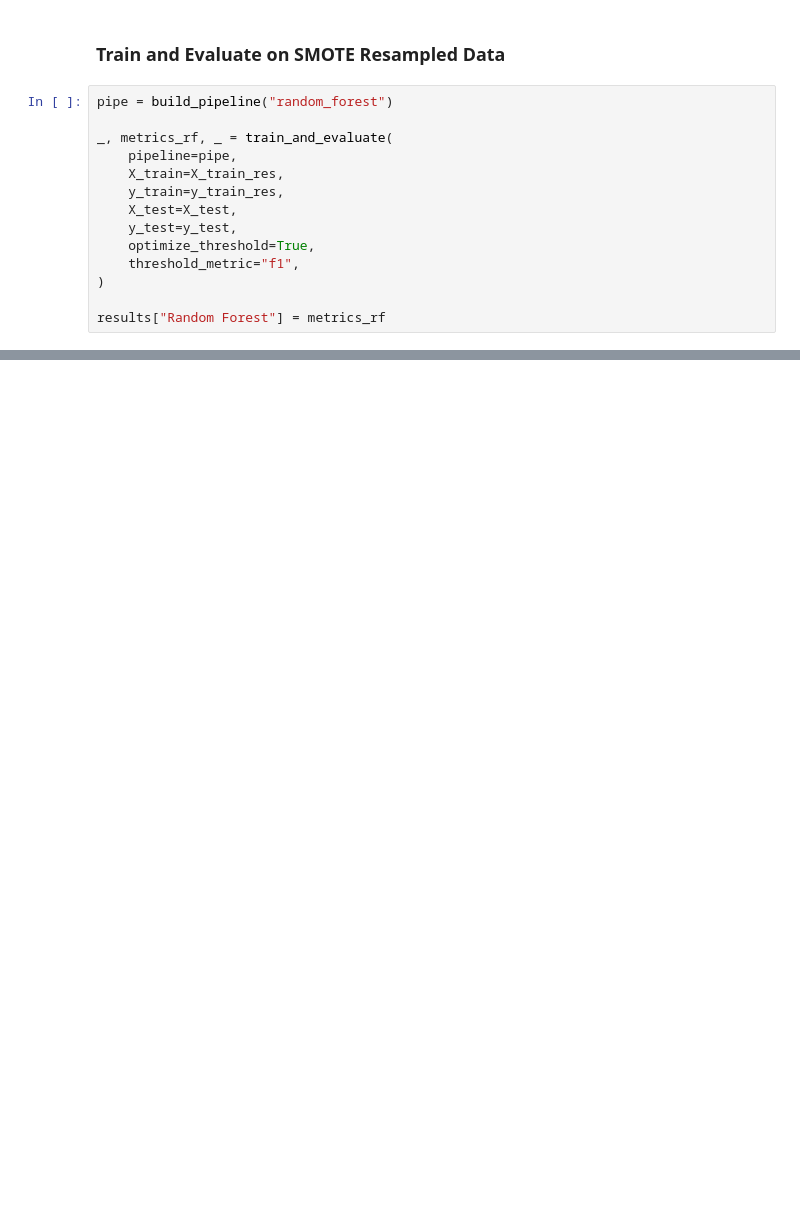
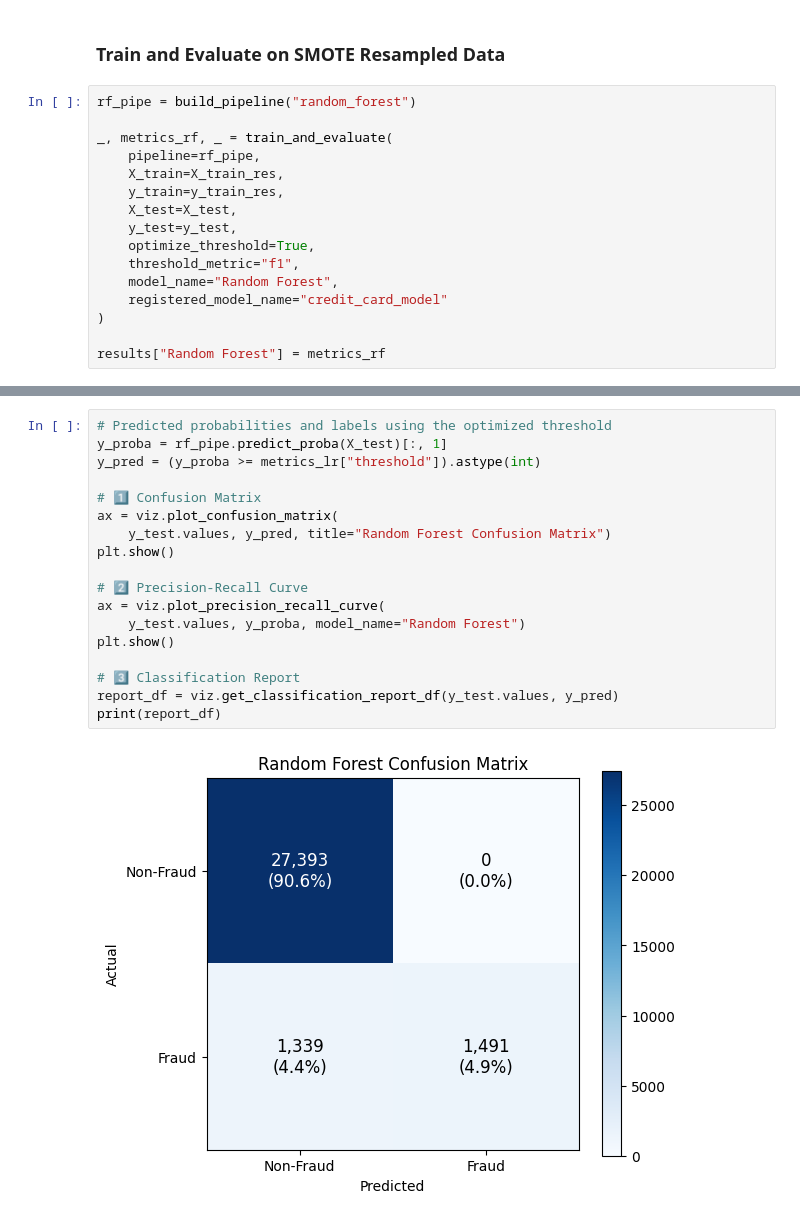
Before and after one commit to tib-dev/fraud-detection, a Jupyter notebook: notebooks/fraud_modeling.ipynb, the cells around one changed output, grey strips where cells are left out. Cells and saved outputs as stored; diff of their text form; blank space fills up the shorter version.

```diff
--- a/notebooks/fraud_modeling.ipynb
+++ b/notebooks/fraud_modeling.ipynb
@@ -80,16 +84,18 @@ results["Logistic Regression"] = metrics_lr
 # %% [markdown]
 ### Train and Evaluate on SMOTE Resampled Data
 # %%
-pipe = build_pipeline("random_forest")
+rf_pipe = build_pipeline("random_forest")
 
 _, metrics_rf, _ = train_and_evaluate(
-    pipeline=pipe,
+    pipeline=rf_pipe,
     X_train=X_train_res,
     y_train=y_train_res,
     X_test=X_test,
     y_test=y_test,
     optimize_threshold=True,
     threshold_metric="f1",
+    model_name="Random Forest",
+    registered_model_name="credit_card_model"
 )
 
 results["Random Forest"] = metrics_rf
@@ -145,0 +178,20 @@ weighted avg   0.957696  0.955663  0.949328  30223.000000
+# %%
+# Predicted probabilities and labels using the optimized threshold
+y_proba = rf_pipe.predict_proba(X_test)[:, 1]
+y_pred = (y_proba >= metrics_lr["threshold"]).astype(int)
+
+# 1️⃣ Confusion Matrix
+ax = viz.plot_confusion_matrix(
+    y_test.values, y_pred, title="Random Forest Confusion Matrix")
+plt.show()
+
+# 2️⃣ Precision-Recall Curve
+ax = viz.plot_precision_recall_curve(
+    y_test.values, y_proba, model_name="Random Forest")
+plt.show()
+
+# 3️⃣ Classification Report
+report_df = viz.get_classification_report_df(y_test.values, y_pred)
+print(report_df)
+# %% [output]
+[figure, added]
```
Also changed, not shown: parts of 8 cells of this notebook.
